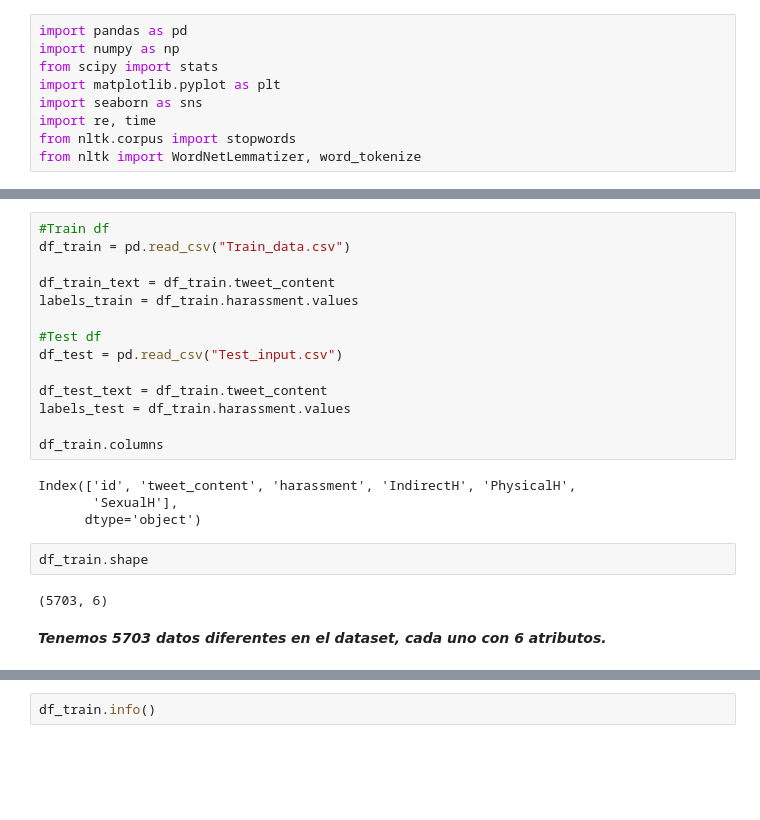
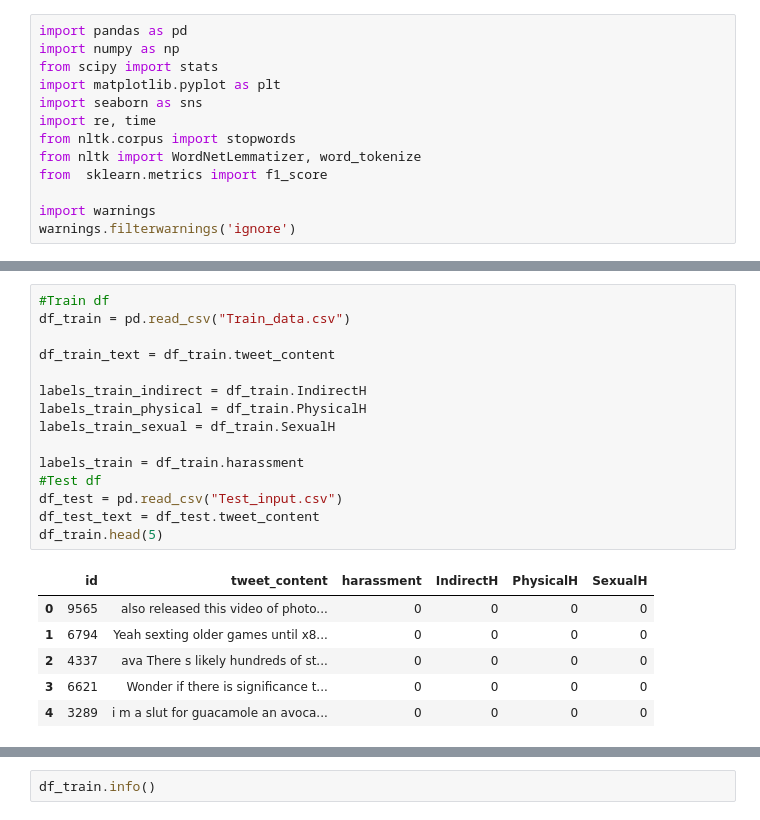
Before and after one commit to Shiroko7/INF-393-Tarea-3, a Jupyter notebook: Tarea 3 parte2.ipynb, the cells around one changed output, grey strips where cells are left out. Saved outputs shown, nothing was run; the diff lists cells and outputs as text; blank space fills up the shorter version.

```diff
--- a/Tarea 3 parte2.ipynb
+++ b/Tarea 3 parte2.ipynb
@@ -17,6 +17,10 @@ import seaborn as sns
 import re, time
 from nltk.corpus import stopwords
 from nltk import WordNetLemmatizer, word_tokenize
+from  sklearn.metrics import f1_score
+
+import warnings
+warnings.filterwarnings('ignore')
 # %% [markdown]
 ## 2. Detección de acoso en *Twitter*
 ---
@@ -30,24 +34,22 @@ Los datos trabajados corresponderan a *tweets* etiquetados como *harassment* (co
 # %%
 #Train df
 df_train = pd.read_csv("Train_data.csv")
 
 df_train_text = df_train.tweet_content
-labels_train = df_train.harassment.values
 
+labels_train_indirect = df_train.IndirectH
+labels_train_physical = df_train.PhysicalH
+labels_train_sexual = df_train.SexualH
+
+labels_train = df_train.harassment
 #Test df
 df_test = pd.read_csv("Test_input.csv")
-
-df_test_text = df_train.tweet_content
-labels_test = df_train.harassment.values
-
-df_train.columns
+df_test_text = df_test.tweet_content
+df_train.head(5)
 # %% [output]
-Index(['id', 'tweet_content', 'harassment', 'IndirectH', 'PhysicalH',
-       'SexualH'],
-      dtype='object')
+|  | id | tweet_content | harassment | IndirectH | PhysicalH | SexualH |
+| 0 | 9565 | also released this video of photo... | 0 | 0 | 0 | 0 |
+| 1 | 6794 | Yeah sexting older games until x8... | 0 | 0 | 0 | 0 |
+| 2 | 4337 | ava There s likely hundreds of st... | 0 | 0 | 0 | 0 |
+| 3 | 6621 | Wonder if there is significance t... | 0 | 0 | 0 | 0 |
+| 4 | 3289 | i m a slut for guacamole an avoca... | 0 | 0 | 0 | 0 |
-# %%
-df_train.shape
-# %% [output]
-(5703, 6)
-# %% [markdown]
-***Tenemos 5703 datos diferentes en el dataset, cada uno con 6 atributos.***
```
Also changed, not shown: parts of 51 cells of this notebook, 4 other files.
